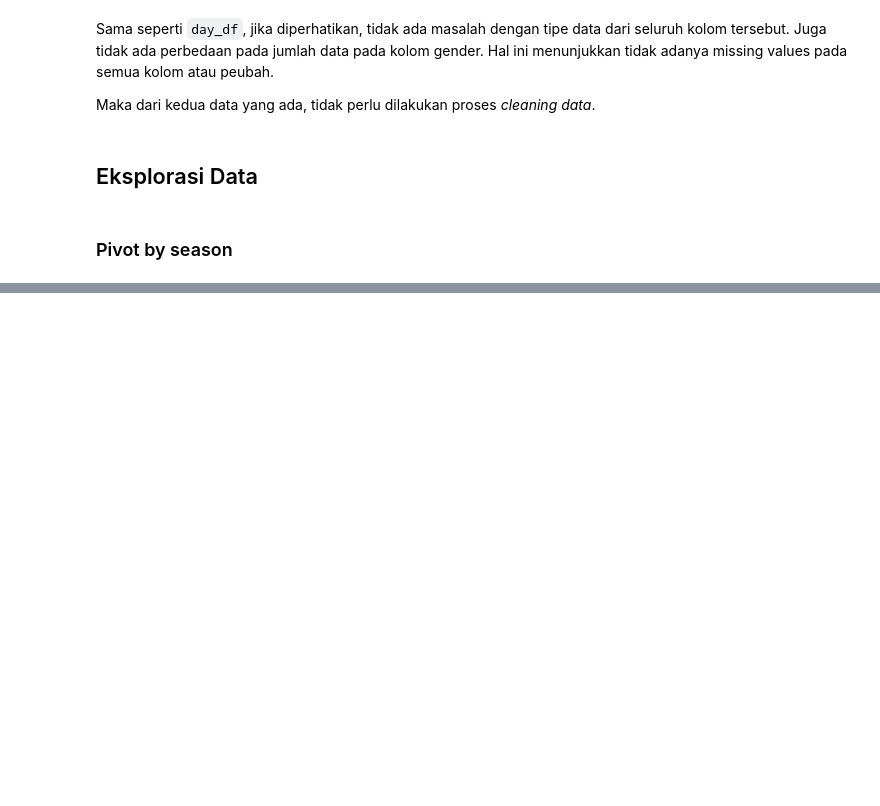
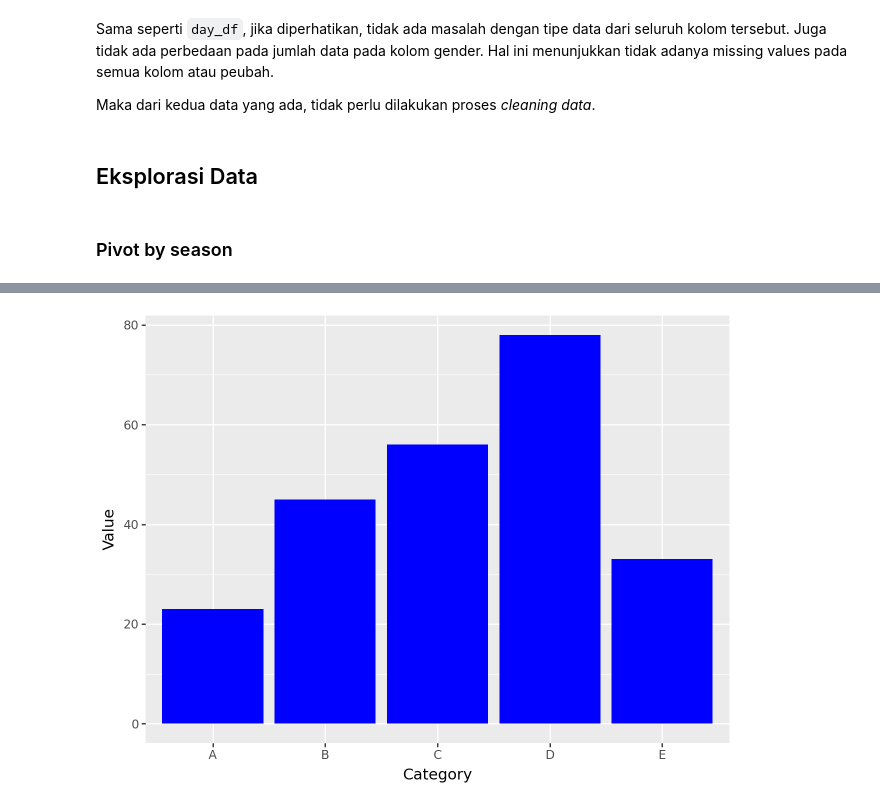
Before and after one commit to Zen-Rofiqy/Bangkit-2024, a Jupyter notebook: 04 Analisis Data dng Py/@Proyek-akhir/MyDashBoard.ipynb, the cells around one changed output, grey strips where cells are left out. Cells and saved outputs as stored; diff of their text form; code cells hidden in the pictures; blank space fills up the shorter version.

```diff
--- a/04 Analisis Data dng Py/@Proyek-akhir/MyDashBoard.ipynb
+++ b/04 Analisis Data dng Py/@Proyek-akhir/MyDashBoard.ipynb
@@ -206,0 +258,17 @@ Berdasarkan pivot table di atas, dapat diketahui bahwa jumlah total sepeda (`cnt
+# %%
+from plotnine import ggplot, aes, geom_bar
+import pandas as pd
+
+# Data
+data = pd.DataFrame({
+    'Category': ['A', 'B', 'C', 'D', 'E'],
+    'Value': [23, 45, 56, 78, 33]
+})
+
+# Buat plot
+(
+    ggplot(data, aes(x='Category', y='Value')) +
+    geom_bar(stat='identity', fill='blue')
+)
+# %% [output]
+[figure, added]
```
Also changed, not shown: parts of 7 cells of this notebook, 4 other files.
